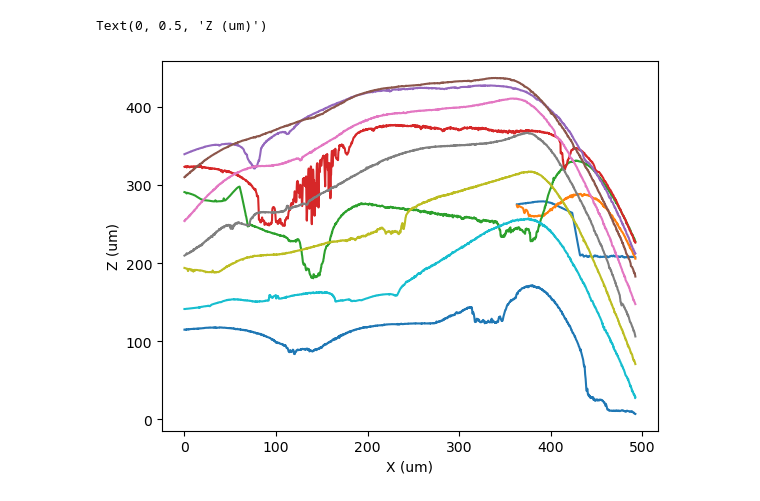
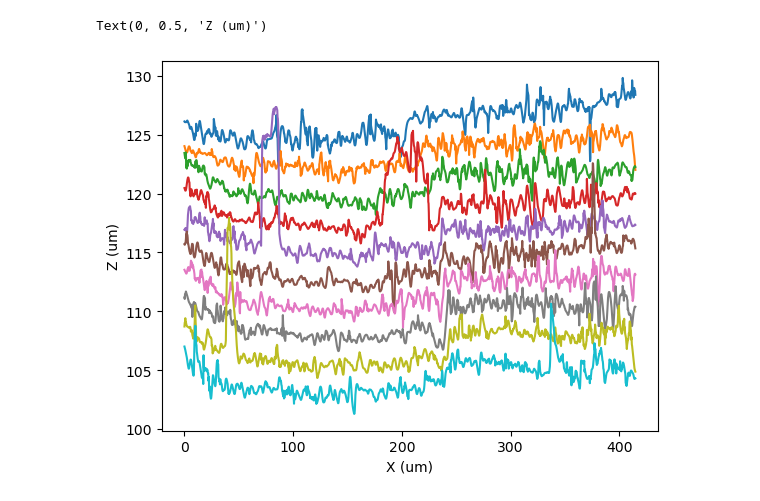
Before and after one commit to cgalelli/PrimusCode, a Jupyter notebook: Data/profiler_calibration/read_profiler.ipynb, the cells around one changed output. Cells and saved outputs as stored; diff of their text form; code cells hidden in the pictures.

```diff
--- a/Data/profiler_calibration/read_profiler.ipynb
+++ b/Data/profiler_calibration/read_profiler.ipynb
@@ -5,7 +5,7 @@ import matplotlib.pyplot as plt
 from mpl_toolkits.mplot3d import Axes3D
 
 # --- Configuration ---
-FILENAME = 'NaCl_sample_2_full_laser_Height.csv'
+FILENAME = 'Sample 1.3 edged_Height.csv'
 METADATA_ROWS = 19
 DECIMAL_SEP = ','
 DELIMITER = ';'
@@ -20,9 +20,10 @@ df = pd.read_csv(
     decimal=DECIMAL_SEP
 )
 data = df.astype(float).to_numpy()
+data1 = data[:, 750:1750].T
 
-plt.figure(figsize=(21, 11))
-plt.imshow(data, cmap='viridis', origin='lower')
+plt.figure(figsize=(10, 5))
+plt.imshow(data1, cmap='viridis', origin='lower')
 plt.colorbar(label='Value')
 plt.title('2D hist')
 plt.xlabel('x')
@@ -42,5 +34,5 @@ plt.show()
 # %%
-H, W = data.shape
+H, W = data1.shape
 # %%
 
 X = np.arange(W)
@@ -96,9 +90,9 @@ plt.show()
 # %%
-for line in data[:][::100]:
+for line in data1[:][::100]:
     plt.plot((X/PIX_PER_UM)[:][0], line)
 plt.xlabel('X (um)')
 plt.ylabel('Z (um)')
 #plt.ylim(-3, 1)
 # %% [output]
 Text(0, 0.5, 'Z (um)')
-[figure, old version]
+[figure, new version]
```
Also changed, not shown: parts of 5 cells of this notebook, 3 other files.
